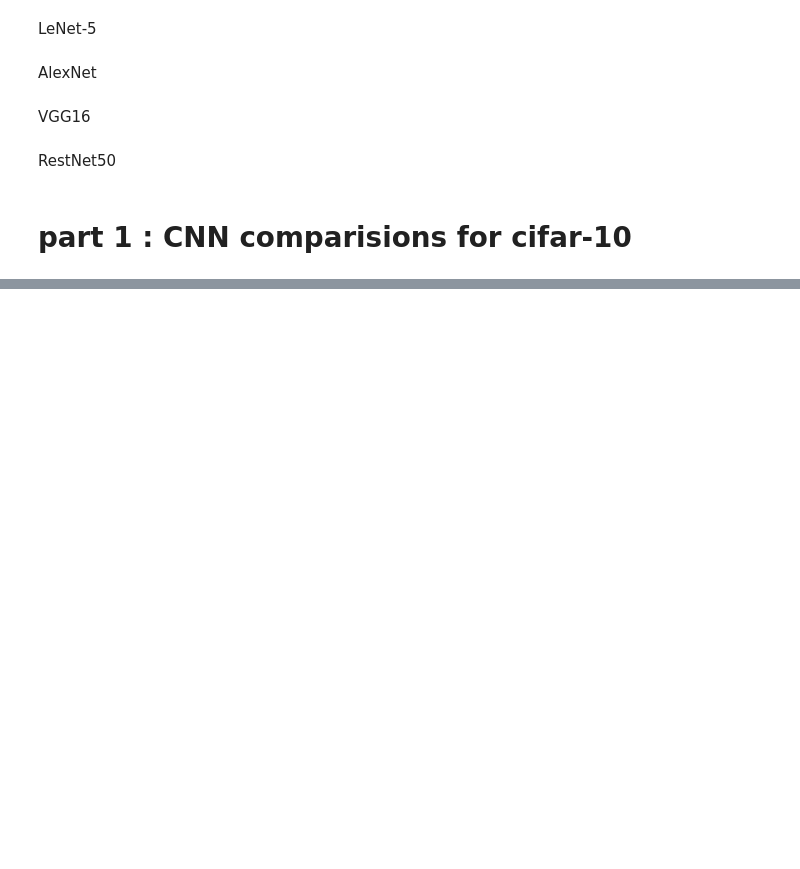
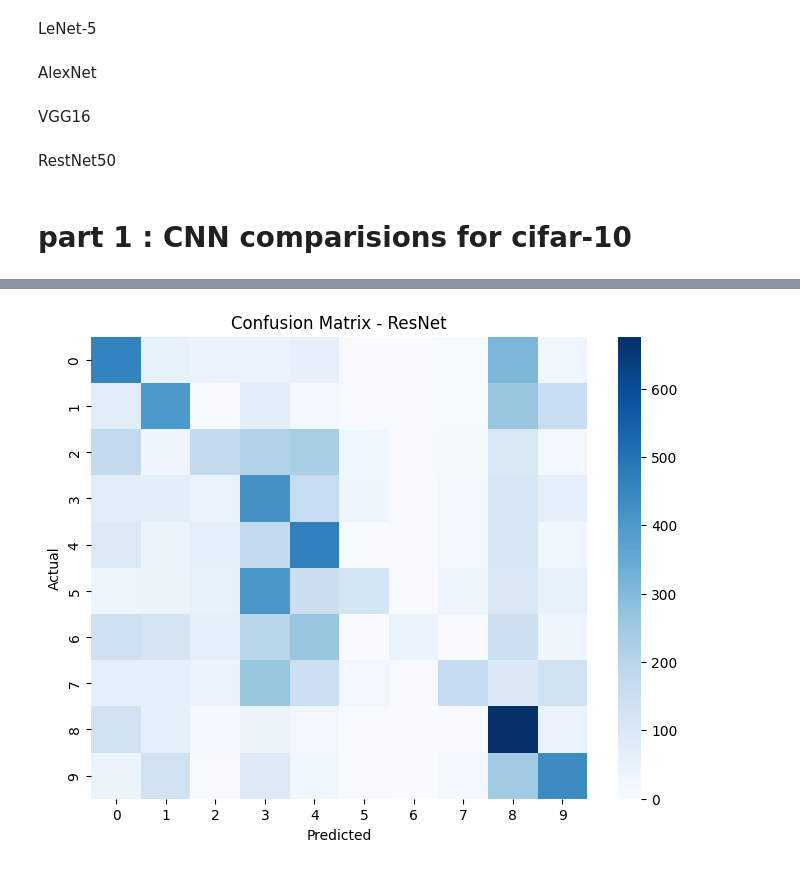
Before and after one commit to harshil-2507/DL, a Jupyter notebook: Assignment 3/code.ipynb, the cells around one changed output, grey strips where cells are left out. Cells and saved outputs as stored; diff of their text form; code cells hidden in the pictures; blank space fills up the shorter version.

```diff
--- a/Assignment 3/code.ipynb
+++ b/Assignment 3/code.ipynb
@@ -165,0 +313,22 @@ Epoch 5/5
+# %%
+base = tf.keras.applications.ResNet50(
+    weights="imagenet",
+    include_top=False,
+    input_shape=(32,32,3)
+)
+base.trainable = False
+
+x = layers.GlobalAveragePooling2D()(base.output)
+x = layers.Dense(128)(x)
+output = ArcFaceLayer(10)(x)
+
+model_resnet_arc = tf.keras.Model(base.input, output)
+
+model_resnet_arc.compile(
+    optimizer="adam",
+    loss=tf.keras.losses.CategoricalCrossentropy(from_logits=True),
+    metrics=["accuracy"]
+)
+
+model_resnet_arc.fit(x_train, y_train, epochs=3, batch_size=64)
+_, acc_resnet_arc = model_resnet_arc.evaluate(x_test, y_test)
@@ -165,0 +402,17 @@ Epoch 5/5
+# %%
+from sklearn.metrics import confusion_matrix
+import seaborn as sns
+
+y_pred = model_resnet_arc.predict(x_test)
+y_pred_classes = np.argmax(y_pred, axis=1)
+y_true = np.argmax(y_test, axis=1)
+
+cm = confusion_matrix(y_true, y_pred_classes)
+
+plt.figure(figsize=(8,6))
+sns.heatmap(cm, annot=False, cmap="Blues", fmt='d')
+plt.title("Confusion Matrix - ResNet")
+plt.xlabel("Predicted")
+plt.ylabel("Actual")
+plt.show()
+# %% [output]
@@ -165,0 +420 @@ Epoch 5/5
+[figure, added]
```
Also changed, not shown: parts of 27 cells of this notebook, 2 other files.
